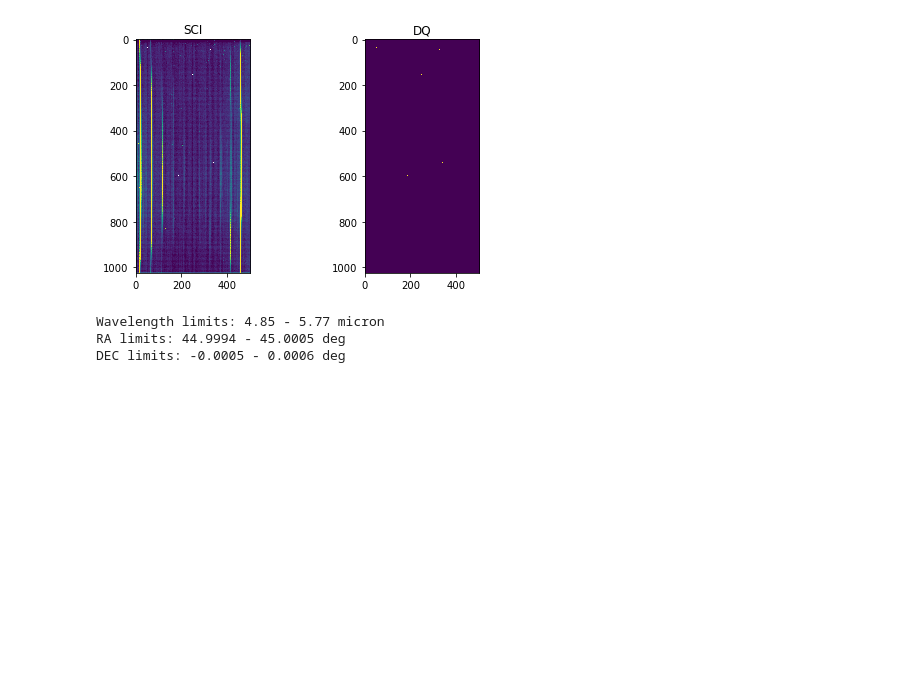
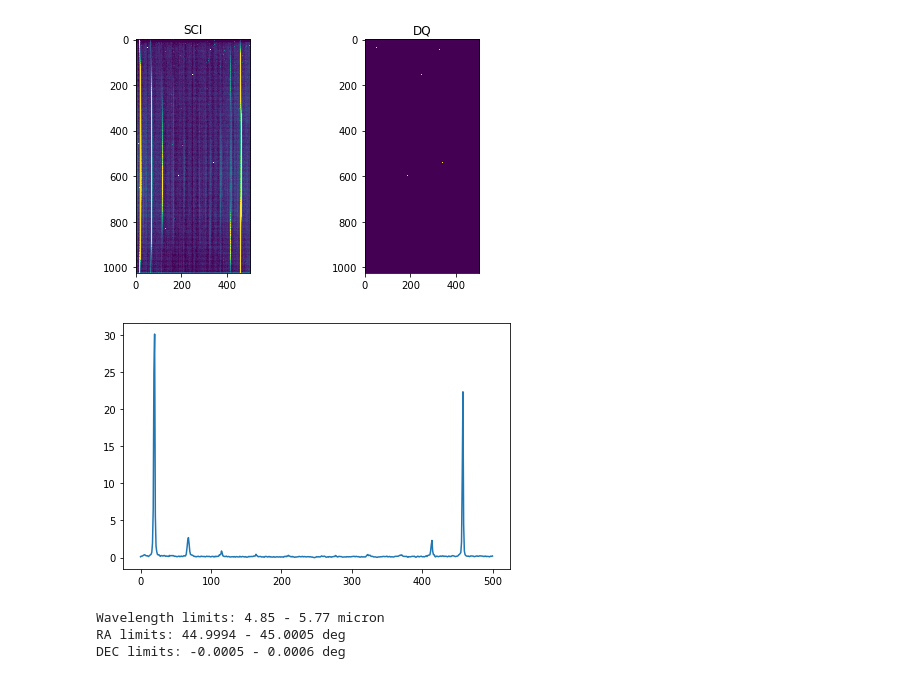
Before and after one commit to YannisArgyriou/MRS_CubeBuilding, a Jupyter notebook: CubeBuild.ipynb, the cells around one changed output. Cells and saved outputs as stored; diff of their text form; code cells hidden in the pictures; blank space fills up the shorter version.

```diff
--- a/CubeBuild.ipynb
+++ b/CubeBuild.ipynb
@@ -12,9 +12,9 @@ from mmrs_abtov2v3 import mmrs_abtov2v3
 # %%
 # define inputs
 obs_type = 'cv'
-# obs_file = 'MIRM0363-P0-LONG-4230100846_1_495_SE_2014-08-18T10h28m39_LVL2.fits' # Band 1C
-# obs_file = 'MIRM0363-P0-MED-4230061457_1_495_SE_2014-08-18T06h27m37_LVL2.fits' # Band 1B
-obs_file = 'MIRM0363-P0-SHORT-4230014759_1_495_SE_2014-08-18T02h00m43_LVL2.fits' # Band 1A
+# obs_file = '/Users/ioannisa/Desktop/python/miri_devel/CV2_data/LVL2/processed/MIRM0363-P0-LONG-4230100846_1_495_SE_2014-08-18T10h28m39_LVL2.fits' # Band 1C
+# obs_file = '/Users/ioannisa/Desktop/python/miri_devel/CV2_data/LVL2/processed/MIRM0363-P0-MED-4230061457_1_495_SE_2014-08-18T06h27m37_LVL2.fits' # Band 1B
+obs_file = '/Users/ioannisa/Desktop/python/miri_devel/CV2_data/LVL2/processed/MIRM0363-P0-SHORT-4230014759_1_495_SE_2014-08-18T02h00m43_LVL2.fits' # Band 1A
 band = '1A'
 islice=200
 wtype=2
@@ -239,33 +240,38 @@ master_v3[i*npix:(i+1)*npix]=basev3
 # %%
 # Loop over input files reading them into master vectors
 hdulist = fits.open(obs_file)
 
 thisimg=hdulist[0].data[0,:,:]
 thisdq=hdulist[0].data[2,:,:]
 
 # If dimensionality is not 2, something went wrong
 if (len(thisimg.shape) != 2):
     raise KeyError('Error: wrong input file dimensions, is this ramp data?')
 
 # Crop to correct 1/2 of detector
 thisflux=thisimg[:,xmin:xmax]
 thisdq=thisdq[:,xmin:xmax]
 
 fig,axs=plt.subplots(1,2,figsize=(7,4))
 axs[0].imshow(thisflux,vmin=0,vmax=1)
 axs[0].set_title('SCI')
 axs[1].imshow(thisdq)
 axs[1].set_title('DQ')
 plt.tight_layout()
 
+plt.figure()
+plt.plot(thisimg[512,xmin:xmax])
+plt.tight_layout()
+
 # Crop to only pixels on real slices
 thisflux=thisflux[index0]
 thisdq=thisdq[index0]
 
 master_flux[i*npix:(i+1)*npix]=thisflux
 master_dq[i*npix:(i+1)*npix]=thisdq
 # %% [output]
 [figure]
+[figure, added]
 # %%
 # Crop any pixels with bad DQ flags
 good=np.where(master_dq == 0)
```
Also changed, not shown: parts of 2 cells of this notebook, 1 other file.
